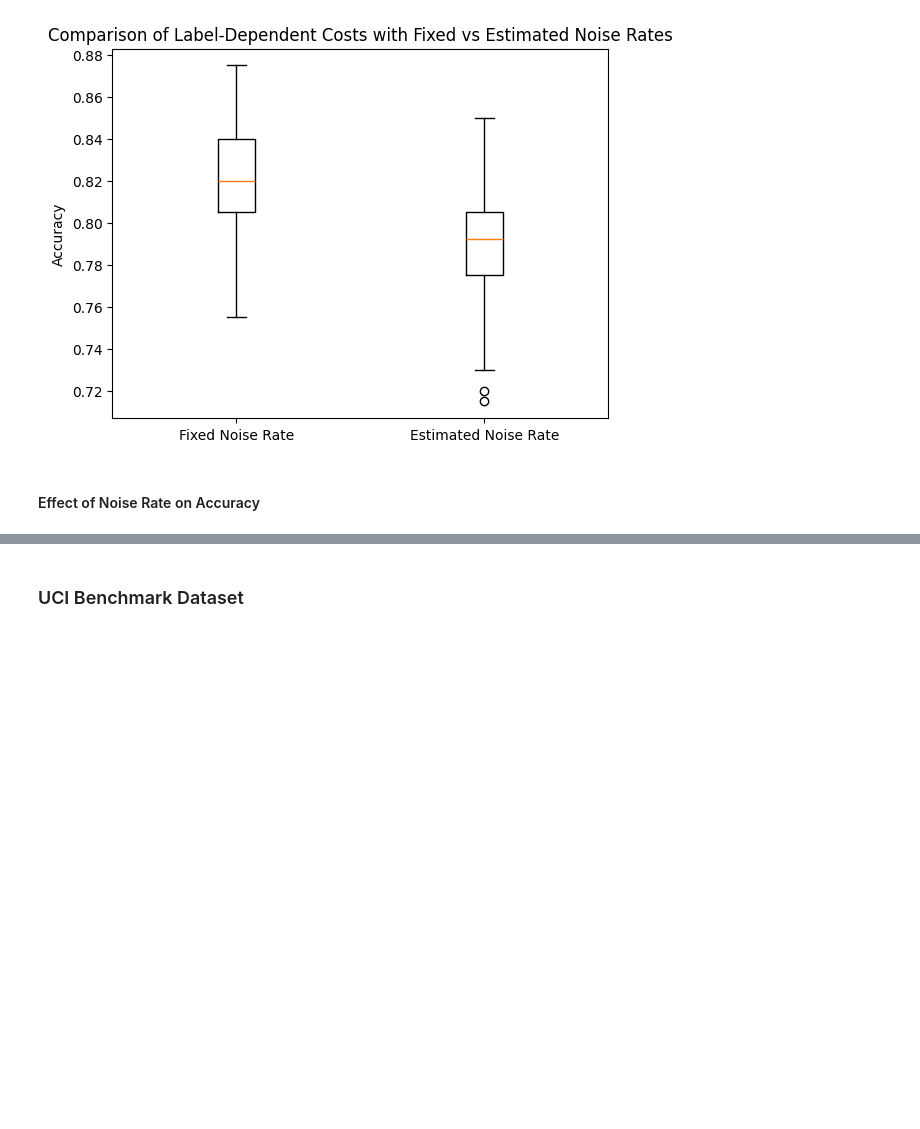
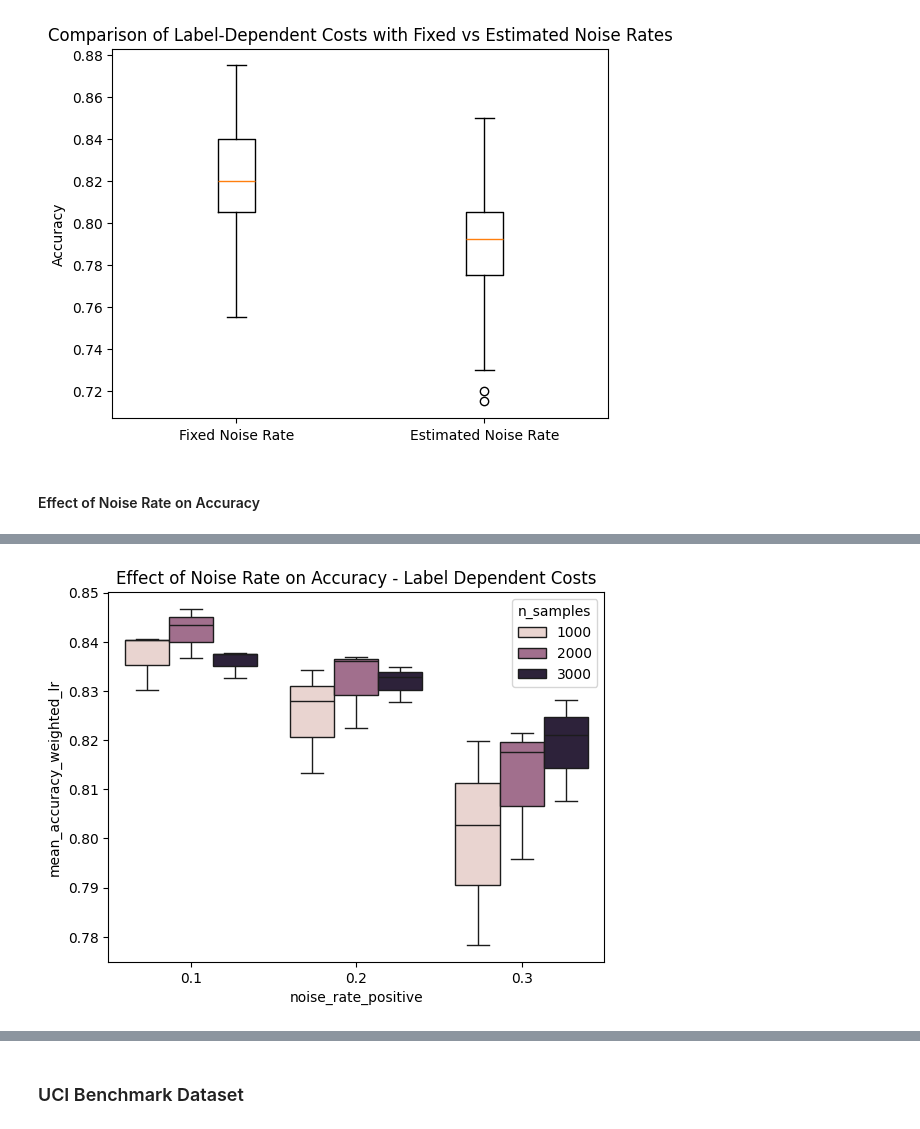
Before and after one commit to Bekona/Master_thesis, a Jupyter notebook: label_dependent_costs.ipynb, the cells around one changed output, grey strips where cells are left out. Drawn from its saved outputs; the diff is of its cells as text; code cells hidden in the pictures; blank space fills up the shorter version.

Commit message:
noise effect

```diff
--- a/label_dependent_costs.ipynb
+++ b/label_dependent_costs.ipynb
@@ -363,7 +363,7 @@ def calculate_label_dependent_costs(noise_rate_positive, noise_rate_negative):
     return costs
 
 # Main simulation function
-def simulation_study_label_dependent_costs(n_datasets=100, n_samples=1000, n_features=15, noise_rate_positive=0.1, noise_rate_negative=0.3, test_size=0.2, seed=None):
+def simulation_study(n_datasets=100, n_samples=1000, n_features=15, noise_rate_positive=0.1, noise_rate_negative=0.3, test_size=0.2, seed=None):
     accuracies_weighted_lr = []
     accuracies_unweighted_lr = []
     accuracies_svm = []
@@ -409,7 +409,7 @@ def simulation_study_label_dependent_costs(n_datasets=100, n_samples=1000, n_fea
     return accuracies_weighted_lr, accuracies_unweighted_lr, accuracies_svm
 
 # Run the simulation study
-accuracies_weighted_lr, accuracies_unweighted_lr, accuracies_svm = simulation_study_label_dependent_costs(seed=42)
+accuracies_weighted_lr, accuracies_unweighted_lr, accuracies_svm = simulation_study(seed=42)
 
 # Calculate mean and standard deviation of accuracies for each method
 mean_accuracy_weighted_lr = np.mean(accuracies_weighted_lr)
@@ -640,0 +565,15 @@ Simulation run successful.
+# %%
+from simulation_multiple_configs import simulation_study_multiple_configs
+
+# Now call the consistent simulation_study_multiple_configs
+noise_rate_positives = [0.1, 0.2, 0.3]
+noise_rate_negatives = [0.1, 0.2, 0.3]
+n_features_list = [15, 20, 30]
+n_samples_list = [1000, 2000, 3000]
+
+results_label_dependent_costs = simulation_study_multiple_configs(simulation_study, noise_rate_positives, noise_rate_negatives,
+                                                                  n_features_list, n_samples_list, n_datasets=100, seed=42)
+
+import pandas as pd
+# Convert results to DataFrame for easier analysis
+df_results_label_dependent_costs = pd.DataFrame(results_label_dependent_costs)
@@ -640,0 +598,15 @@ Simulation run successful.
+# %%
+import seaborn as sns
+import matplotlib.pyplot as plt
+
+# Boxplot visualization function using seaborn
+def visualize_boxplot(df_results_label_dependent_costs, filename="label_dependent_noise.jpg"):
+    sns.boxplot(x='noise_rate_positive', y='mean_accuracy_weighted_lr', hue='n_samples', data=df_results_label_dependent_costs)
+    plt.title("Effect of Noise Rate on Accuracy - Label Dependent Costs")
+    plt.savefig(r'C:\Users\bekon\Master_thesis\graphs\label_dependent_noise.jpg', format='jpg', dpi=300)
+    plt.show()
+
+# Visualize the accuracies using boxplot
+visualize_boxplot(df_results_label_dependent_costs)
+# %% [output]
+[figure, added]
```
Also changed, not shown: parts of 3 cells of this notebook, 8 other files.
